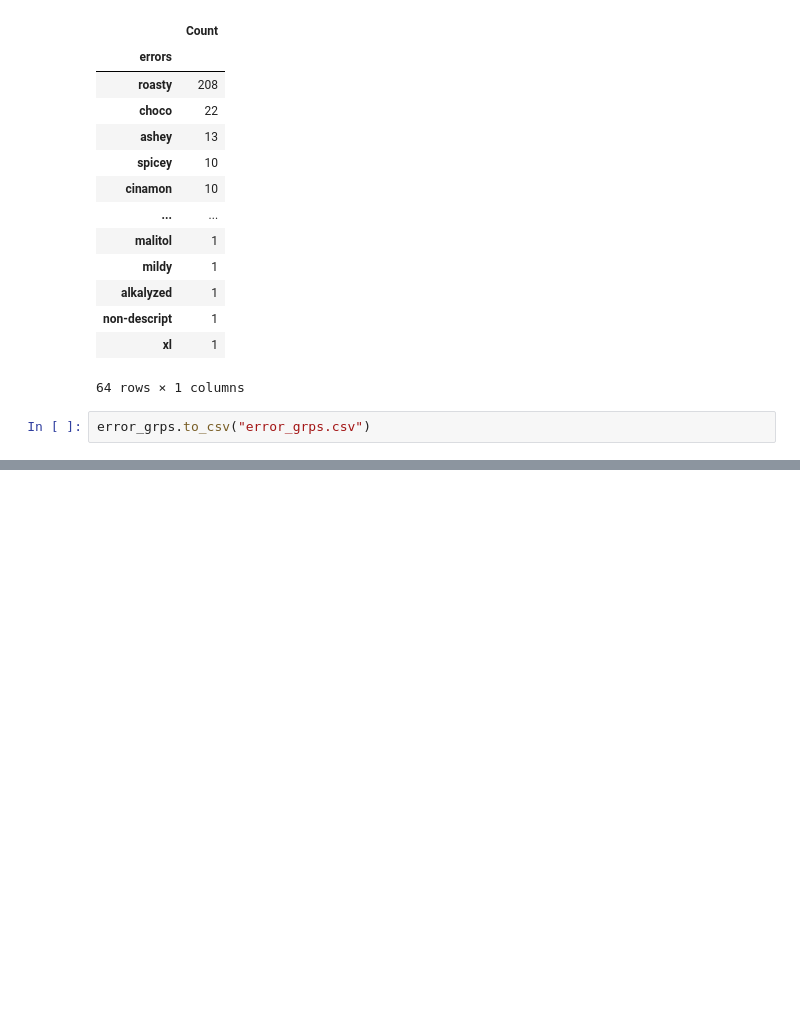
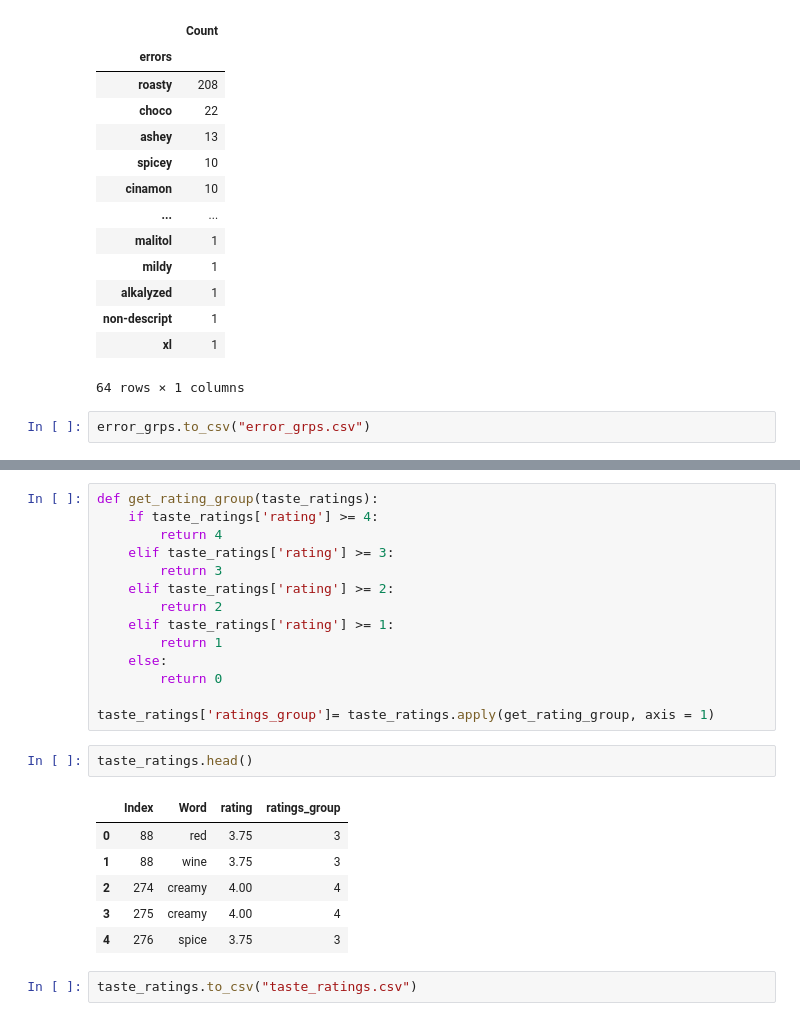
Before and after one commit to ambermiddendorf/chocolate_lovers, a Jupyter notebook: word_files/Tastes.ipynb, the cells around one changed output, grey strips where cells are left out. Saved outputs shown, nothing was run; the diff lists cells and outputs as text; blank space fills up the shorter version.

```diff
--- a/Tastes.ipynb
+++ b/word_files/Tastes.ipynb
@@ -181,0 +273,25 @@ top_words.to_csv("top_words.csv")
+# %%
+def get_rating_group(taste_ratings):
+    if taste_ratings['rating'] >= 4:
+        return 4
+    elif taste_ratings['rating'] >= 3:
+        return 3
+    elif taste_ratings['rating'] >= 2:
+        return 2
+    elif taste_ratings['rating'] >= 1:
+        return 1
+    else:
+        return 0
+
+taste_ratings['ratings_group']= taste_ratings.apply(get_rating_group, axis = 1)
+# %%
+taste_ratings.head()
+# %% [output]
+|  | Index | Word | rating | ratings_group |
+| 0 | 88 | red | 3.75 | 3 |
+| 1 | 88 | wine | 3.75 | 3 |
+| 2 | 274 | creamy | 4.00 | 4 |
+| 3 | 275 | creamy | 4.00 | 4 |
+| 4 | 276 | spice | 3.75 | 3 |
+# %%
+taste_ratings.to_csv("taste_ratings.csv")
```
Also changed, not shown: parts of 26 cells of this notebook, 8 other files.
